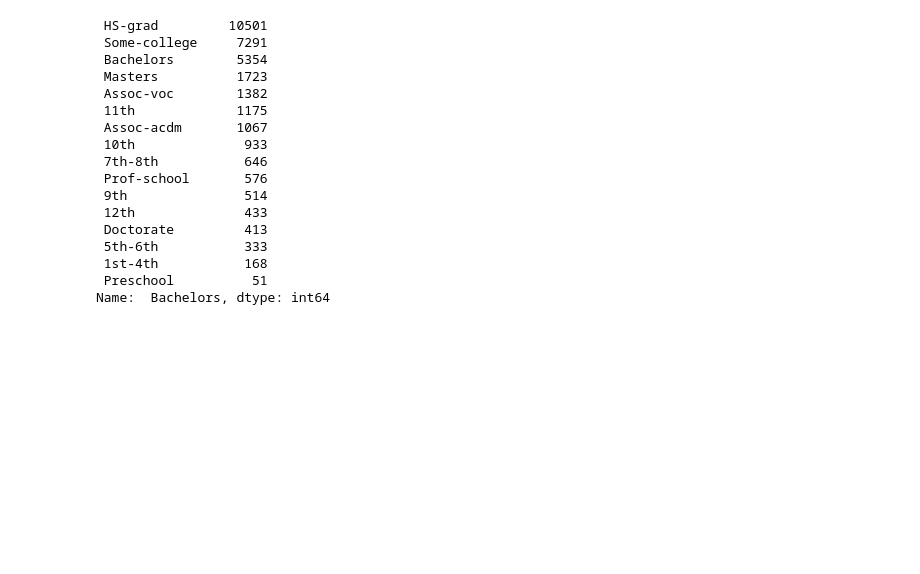
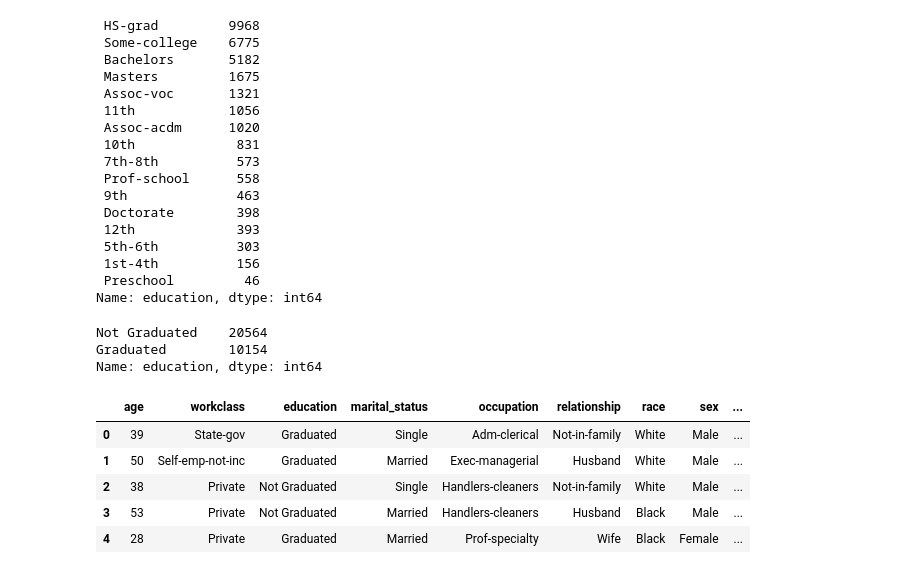
Before and after one commit to CodeFusion-General/SalaryPrediction, a Jupyter notebook: salary-prediction.ipynb, the cells around one changed output. Cells and saved outputs as stored; diff of their text form; code cells hidden in the pictures; blank space fills up the shorter version.

```diff
--- a/salary-prediction.ipynb
+++ b/salary-prediction.ipynb
@@ -94,0 +157,5 @@ Name:  Male, dtype: int64
+# %%
+# will drop occupation when occupation is "?"
+
+df=df[df.occupation != " ?"]
+df.occupation.value_counts()
@@ -95,20 +178,45 @@ Name:  Male, dtype: int64
 # %%
-df[' Bachelors'].value_counts()
+df.education.value_counts()
 # %% [output]
- HS-grad         10501
- Some-college     7291
- Bachelors        5354
- Masters          1723
- Assoc-voc        1382
- 11th             1175
- Assoc-acdm       1067
- 10th              933
- 7th-8th           646
- Prof-school       576
- 9th               514
- 12th              433
- Doctorate         413
- 5th-6th           333
- 1st-4th           168
- Preschool          51
-Name:  Bachelors, dtype: int64
+ HS-grad         9968
+ Some-college    6775
+ Bachelors       5182
+ Masters         1675
+ Assoc-voc       1321
+ 11th            1056
+ Assoc-acdm      1020
+ 10th             831
+ 7th-8th          573
+ Prof-school      558
+ 9th              463
+ Doctorate        398
+ 12th             393
+ 5th-6th          303
+ 1st-4th          156
+ Preschool         46
+Name: education, dtype: int64
+# %%
+def education_category(edu):
+    if edu in [" Bachelors", " Masters", " Assoc-voc", " Assoc-acdm", " Prof-school", " Doctorate"]:
+        return "Graduated"
+    elif edu in [" HS-grad", " Some-college", " 11th", " 10th", " 7th-8th", " 9th", " 12th", " 5th-6th", " 1st-4th", " Preschool"]:
+        return "Not Graduated"
+    else:
+        return edu
+
+df["education"] = df["education"].apply(education_category)
+df["education"].value_counts()
+# %% [output]
+Not Graduated    20564
+Graduated        10154
+Name: education, dtype: int64
+# %%
+df.drop(["education-num"],axis=1,inplace=True)
+df.head()
+# %% [output]
+|  | age | workclass | education | marital_status | occupation | relationship | race | sex | ... |
+| 0 | 39 | State-gov | Graduated | Single | Adm-clerical | Not-in-family | White | Male | ... |
+| 1 | 50 | Self-emp-not-inc | Graduated | Married | Exec-managerial | Husband | White | Male | ... |
+| 2 | 38 | Private | Not Graduated | Single | Handlers-cleaners | Not-in-family | White | Male | ... |
+| 3 | 53 | Private | Not Graduated | Married | Handlers-cleaners | Husband | Black | Male | ... |
+| 4 | 28 | Private | Graduated | Married | Prof-specialty | Wife | Black | Female | ... |
```
Also changed, not shown: parts of 31 cells of this notebook, 5 other files.
